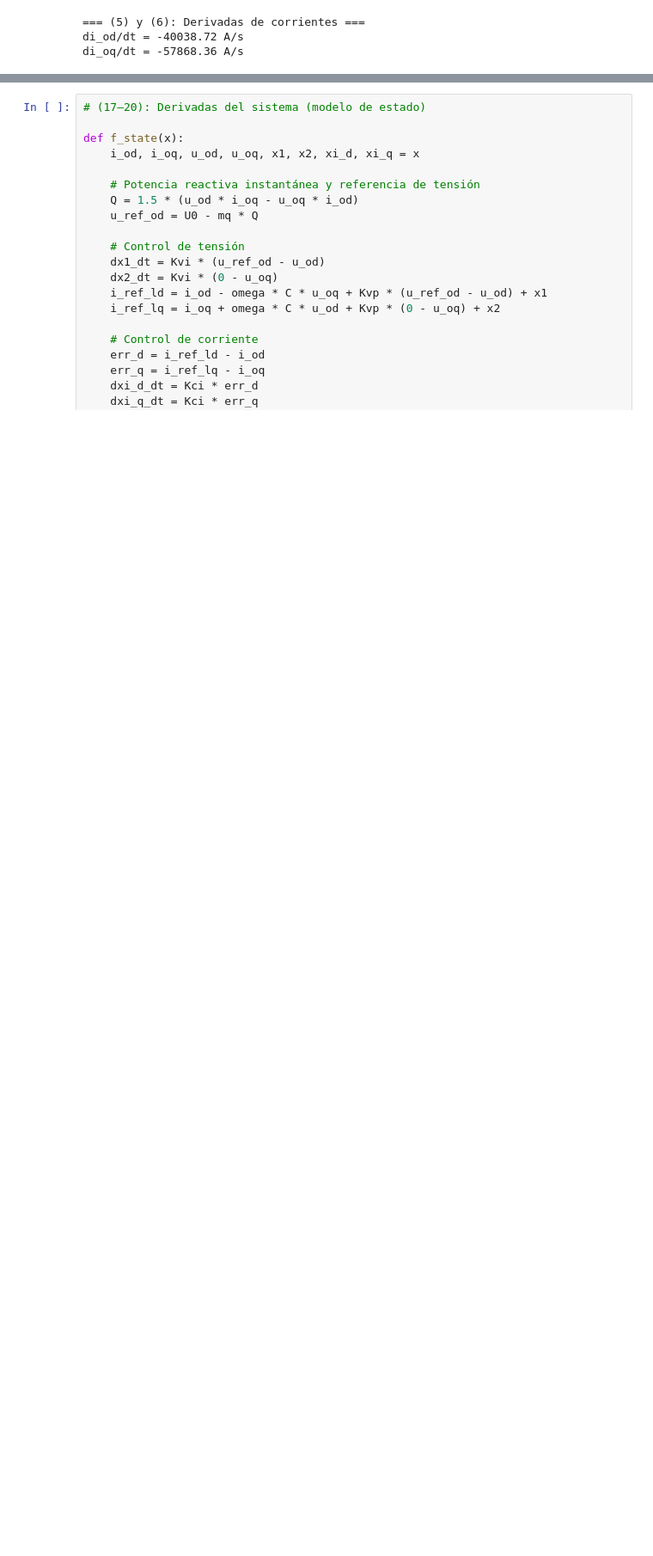
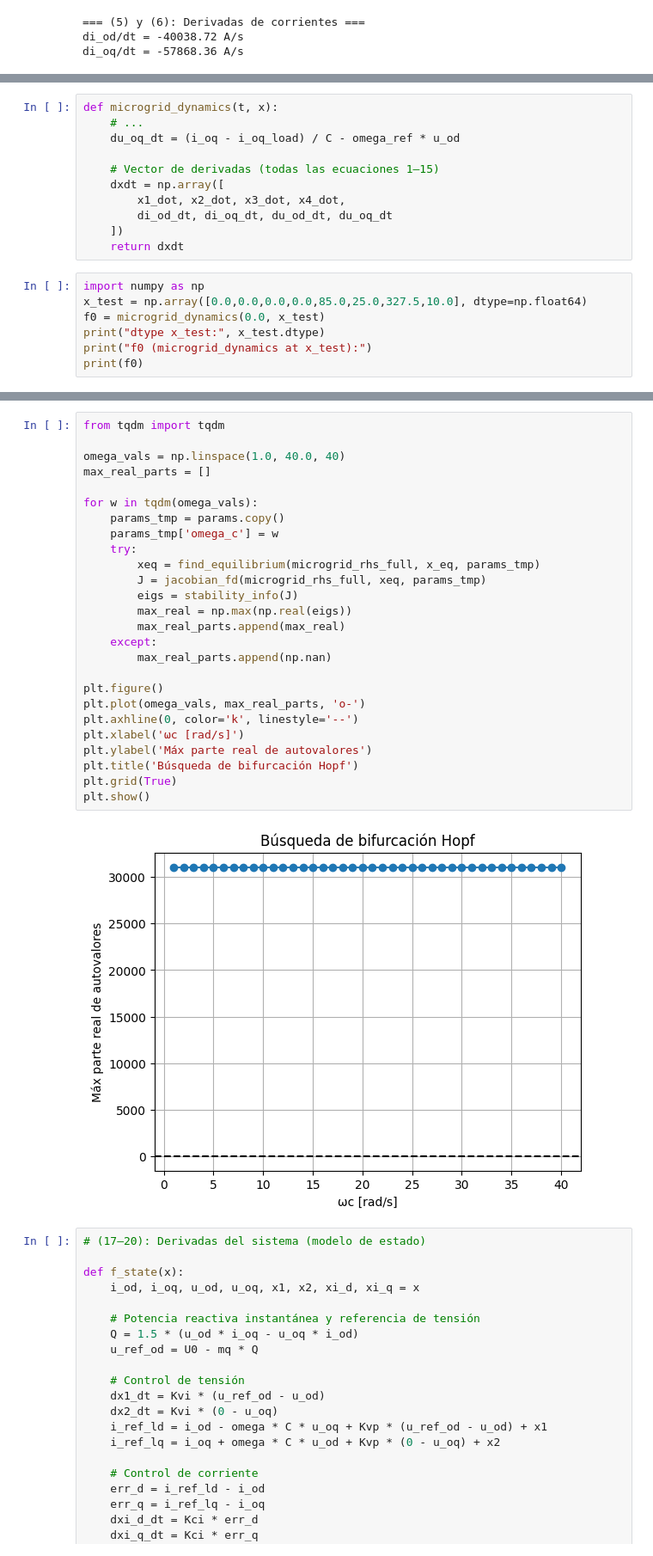
Before and after one commit to Isabela0929/Modelado-y-Simulaci-n, a Jupyter notebook: Bifurcation_analysis_of_the_islanded_micro_grid_with_constant_power_load_ILC.ipynb, the cells around one changed output, grey strips where cells are left out. Shown at 86% size. Drawn from its saved outputs; the diff is of its cells as text; blank space fills up the shorter version.

```diff
--- a/Bifurcation_analysis_of_the_islanded_micro_grid_with_constant_power_load_ILC.ipynb
+++ b/Bifurcation_analysis_of_the_islanded_micro_grid_with_constant_power_load_ILC.ipynb
@@ -168,0 +182,18 @@ u_cd=11.35 V, u_cq=-47.17 V
+# %%
+def microgrid_dynamics(t, x):
+    # ...
+    du_oq_dt = (i_oq - i_oq_load) / C - omega_ref * u_od
+
+    # Vector de derivadas (todas las ecuaciones 1–15)
+    dxdt = np.array([
+        x1_dot, x2_dot, x3_dot, x4_dot,
+        di_od_dt, di_oq_dt, du_od_dt, du_oq_dt
+    ])
+    return dxdt
+# %%
+import numpy as np
+x_test = np.array([0.0,0.0,0.0,0.0,85.0,25.0,327.5,10.0], dtype=np.float64)
+f0 = microgrid_dynamics(0.0, x_test)
+print("dtype x_test:", x_test.dtype)
+print("f0 (microgrid_dynamics at x_test):")
+print(f0)
@@ -259,3 +252,31 @@ u_cd = -18.5605 V, u_cq = -43.7155 V
+# %%
+from tqdm import tqdm
+
+omega_vals = np.linspace(1.0, 40.0, 40)
+max_real_parts = []
+
+for w in tqdm(omega_vals):
+    params_tmp = params.copy()
+    params_tmp['omega_c'] = w
+    try:
+        xeq = find_equilibrium(microgrid_rhs_full, x_eq, params_tmp)
+        J = jacobian_fd(microgrid_rhs_full, xeq, params_tmp)
+        eigs = stability_info(J)
+        max_real = np.max(np.real(eigs))
+        max_real_parts.append(max_real)
+    except:
+        max_real_parts.append(np.nan)
+
+plt.figure()
+plt.plot(omega_vals, max_real_parts, 'o-')
+plt.axhline(0, color='k', linestyle='--')
+plt.xlabel('ωc [rad/s]')
+plt.ylabel('Máx parte real de autovalores')
+plt.title('Búsqueda de bifurcación Hopf')
+plt.grid(True)
+plt.show()
+# %% [output]
+[figure, added]
 # %%
 # (17–20): Derivadas del sistema (modelo de estado)
 
```
Also changed, not shown: parts of 11 cells of this notebook.
